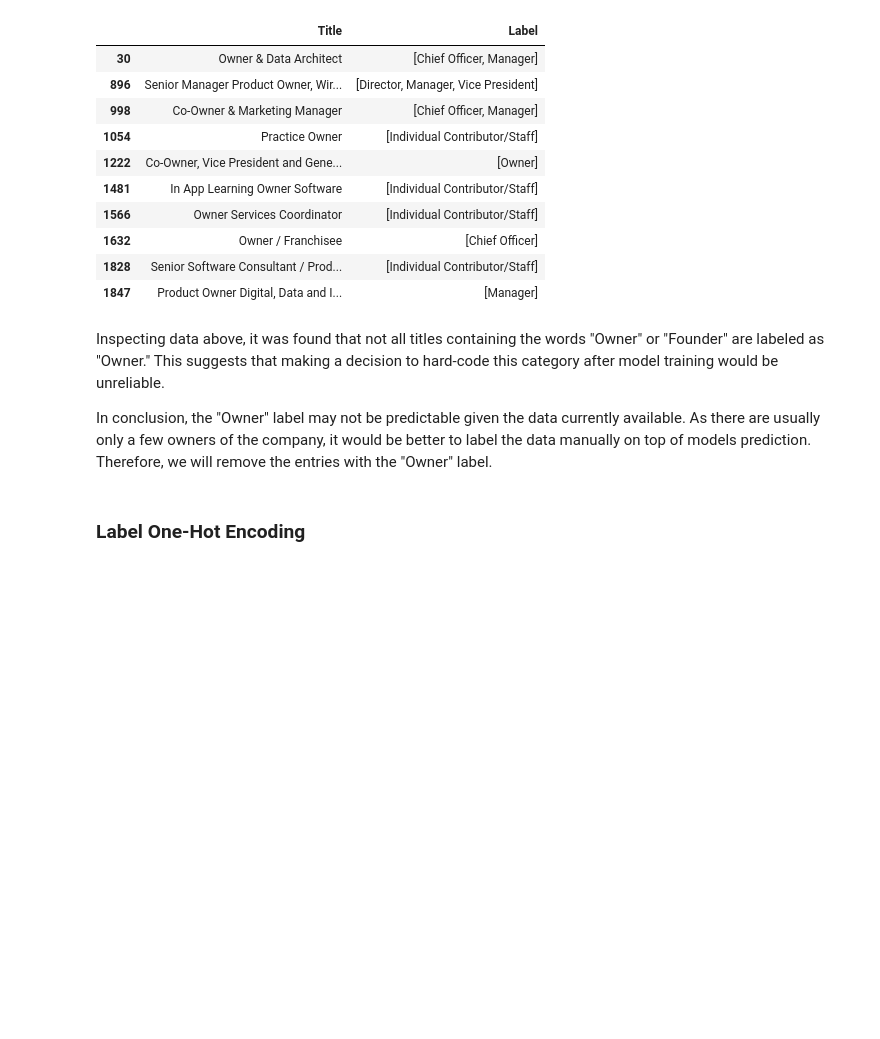
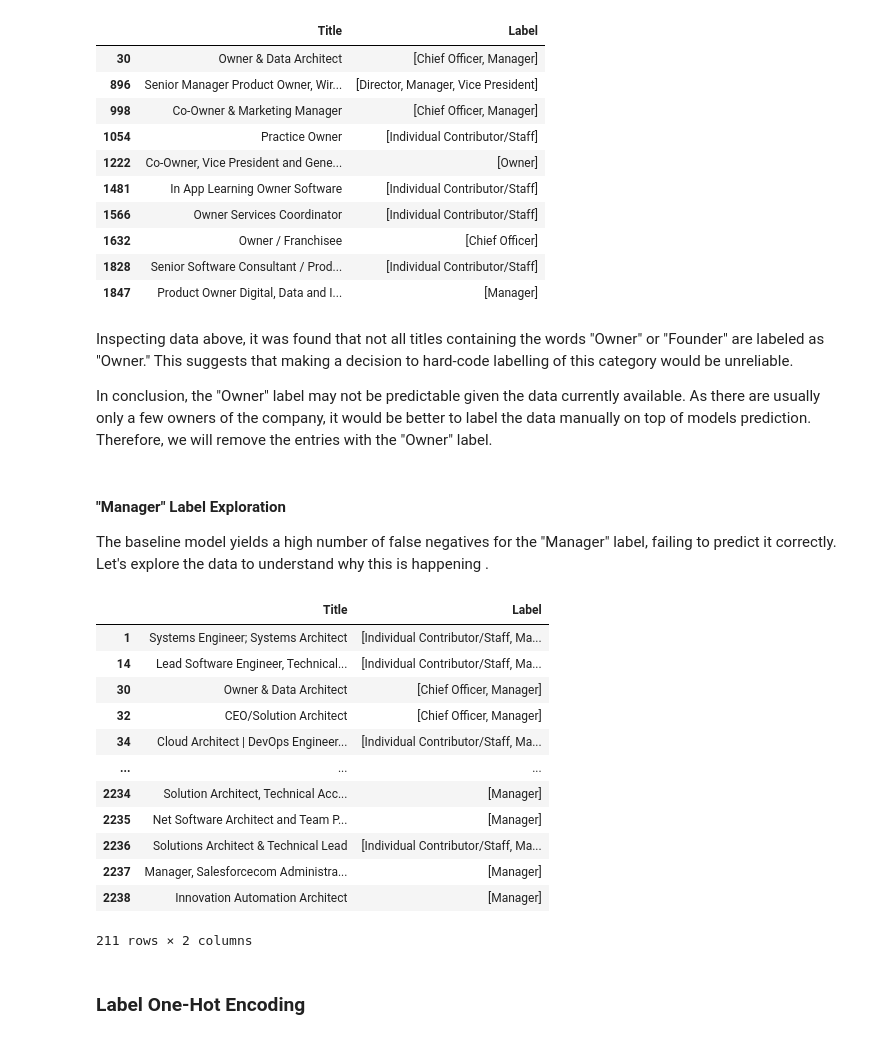
Before and after one commit to anyaachan/JobTitleClassification, a Jupyter notebook: model.ipynb, the cells around one changed output. Drawn from its saved outputs; the diff is of its cells as text; code cells hidden in the pictures; blank space fills up the shorter version.

```diff
--- a/model.ipynb
+++ b/model.ipynb
@@ -159,11 +159,31 @@ job_level_data[job_level_data["Title"].apply(lambda title: "Owner" in title)]
 | 1828 | Senior Software Consultant / Prod... | [Individual Contributor/Staff] |
 | 1847 | Product Owner Digital, Data and I... | [Manager] |
 # %% [markdown]
-Inspecting data above, it was found that not all titles containing the words "Owner" or "Founder" are labeled as "Owner." This suggests that making a decision to hard-code this category after model training would be unreliable.
+Inspecting data above, it was found that not all titles containing the words "Owner" or "Founder" are labeled as "Owner." This suggests that making a decision to hard-code labelling of this category would be unreliable.
 
 In conclusion, the "Owner" label may not be predictable given the data currently available. As there are usually only a few owners of the company, it would be better to label the data manually on top of models prediction. Therefore, we will remove the entries with the "Owner" label.
 # %%
 job_level_data.drop(owner_label_entries.index, inplace=True)
+# %% [markdown]
+#### "Manager" Label Exploration
+The baseline model yields a high number of false negatives for the "Manager" label, failing to predict it correctly. Let's explore the data to understand why this is happening .
+# %%
+manager_label_entries = job_level_data[job_level_data["Label"].apply(lambda labels: "Manager" in labels)]
+manager_label_entries
+# %% [output]
+|  | Title | Label |
+| 1 | Systems Engineer; Systems Architect | [Individual Contributor/Staff, Ma... |
+| 14 | Lead Software Engineer, Technical... | [Individual Contributor/Staff, Ma... |
+| 30 | Owner & Data Architect | [Chief Officer, Manager] |
+| 32 | CEO/Solution Architect | [Chief Officer, Manager] |
+| 34 | Cloud Architect | DevOps Engineer... | [Individual Contributor/Staff, Ma... |
+| ... | ... | ... |
+| 2234 | Solution Architect, Technical Acc... | [Manager] |
+| 2235 | Net Software Architect and Team P... | [Manager] |
+| 2236 | Solutions Architect & Technical Lead | [Individual Contributor/Staff, Ma... |
+| 2237 | Manager, Salesforcecom Administra... | [Manager] |
+| 2238 | Innovation Automation Architect | [Manager] |
+211 rows × 2 columns
 # %% [markdown]
 ### Label One-Hot Encoding
 # %%
```
Also changed, not shown: parts of 7 cells of this notebook.
